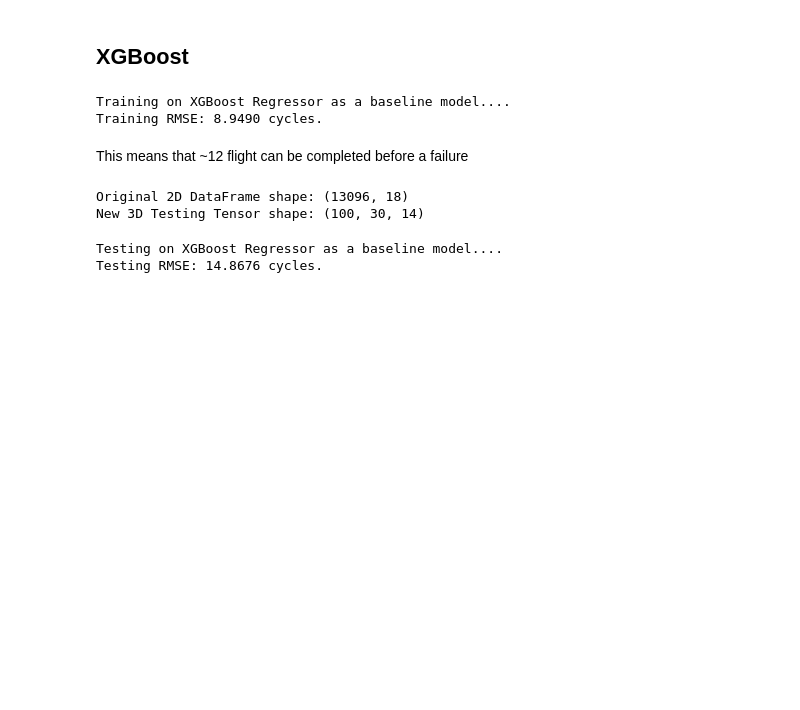
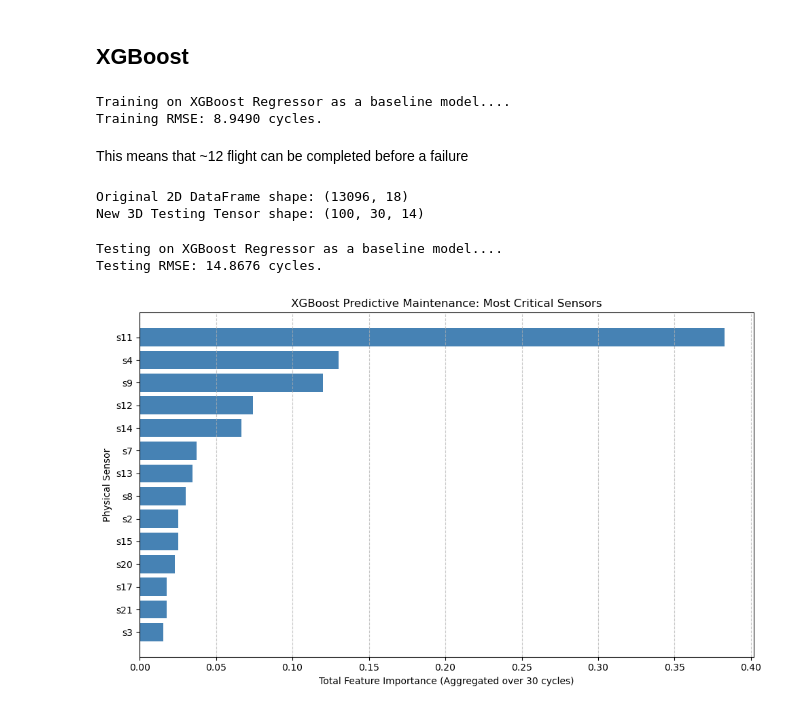
Before and after one commit to Snkiha/RUL-on-Jet-Engine, a Jupyter notebook: JetEngine_RUL.ipynb, the cells around one changed output. Saved outputs shown, nothing was run; the diff lists cells and outputs as text; code cells hidden in the pictures; blank space fills up the shorter version.

Commit message:
observe feature importance

```diff
--- a/JetEngine_RUL.ipynb
+++ b/JetEngine_RUL.ipynb
@@ -336,3 +336,36 @@ print(f"Testing RMSE: {test_rmse:.4f} cycles.")
 # %% [output]
 Testing on XGBoost Regressor as a baseline model....
 Testing RMSE: 14.8676 cycles.
+# %%
+import matplotlib.pyplot as plt
+import numpy as np
+
+# 1. Extract the raw importances from the trained model (420 features)
+raw_importances = xgb.feature_importances_
+
+# 2. Reshape them back into our time-series window format: (30 time_steps, 14 sensors)
+# Note: Ensure window_size and num_sensors match the variables from your training code
+importances_reshaped = raw_importances.reshape(window_size, num_sensors)
+
+# 3. Sum the importances across the 30 time steps (axis=0) to get 1 total score per sensor
+sensor_importances = importances_reshaped.sum(axis=0)
+
+# 4. Match them up with your sensor names
+sensor_cols = ['s2', 's3', 's4', 's7', 's8', 's9', 's11', 's12', 's13', 's14', 's15', 's17', 's20', 's21']
+
+# Sort the sensors by importance for a cleaner plot
+sorted_indices = np.argsort(sensor_importances)
+sorted_sensors = [sensor_cols[i] for i in sorted_indices]
+sorted_scores = sensor_importances[sorted_indices]
+
+# 5. Plot the results
+plt.figure(figsize=(10, 6))
+plt.barh(sorted_sensors, sorted_scores, color='steelblue')
+plt.xlabel("Total Feature Importance (Aggregated over 30 cycles)")
+plt.ylabel("Physical Sensor")
+plt.title("XGBoost Predictive Maintenance: Most Critical Sensors")
+plt.grid(axis='x', linestyle='--', alpha=0.7)
+plt.tight_layout()
+plt.show()
+# %% [output]
+[figure, added]
```
